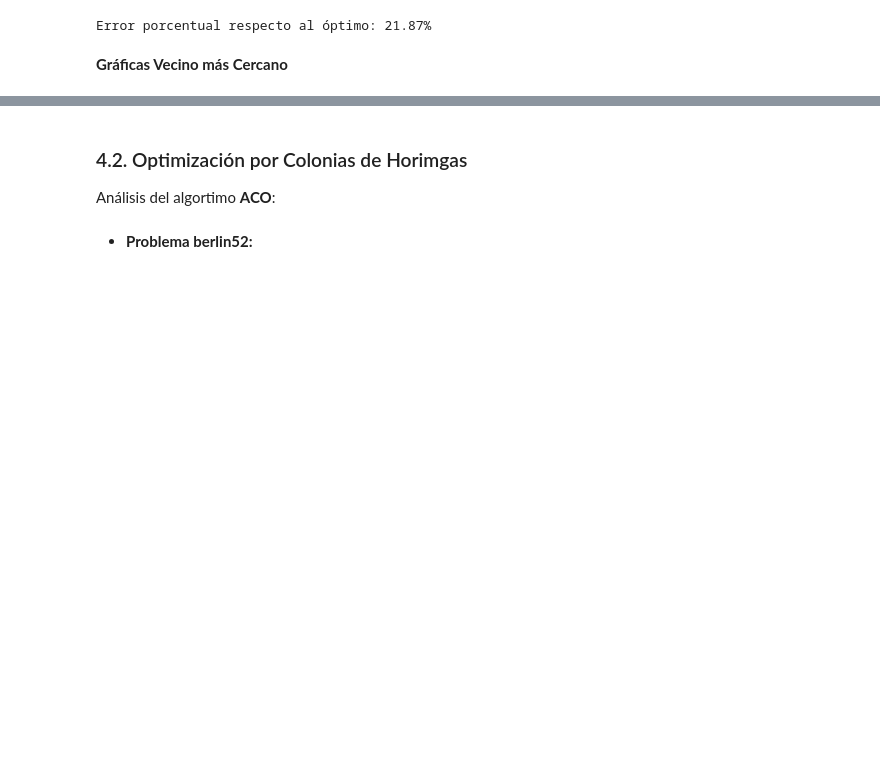
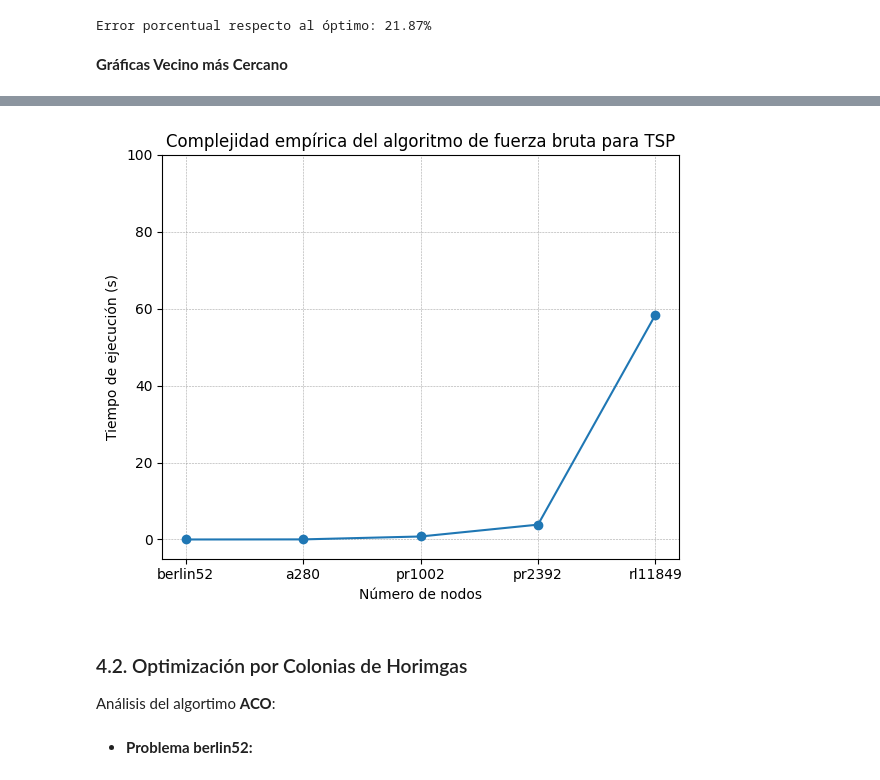
Before and after one commit to PabloMendieta03/TSP_Classical_Solutions, a Jupyter notebook: classical_solution.ipynb, the cells around one changed output, grey strips where cells are left out. Cells and saved outputs as stored; diff of their text form; code cells hidden in the pictures; blank space fills up the shorter version.

```diff
--- a/classical_solution.ipynb
+++ b/classical_solution.ipynb
@@ -449,3 +535,26 @@ Error porcentual respecto al óptimo: 21.87%
+# %%
+fig, ax = plt.subplots(figsize=(6, 5))
+
+times = [tiempoVC_berlin52, tiempoVC_280, tiempoVC_pr, tiempoVC_pr2, tiempoVC_rl]
+ax.plot(tsp_names, times, marker='o')
+ax.set_xlabel('Número de nodos')
+ax.set_ylabel('Tiempo de ejecución (s)')
+ax.set_title('Complejidad empírica del algoritmo de fuerza bruta para TSP')
+
+
+ax.grid(
+    True,
+    color='gray',
+    linestyle='--',
+    linewidth=0.4,
+    alpha=0.7
+)
+
+fig.tight_layout()
+plt.ylim(-5, 100)
+plt.show()
+# %% [output]
+[figure, added]
 # %% [markdown]
 ### 4.2. Optimización por Colonias de Horimgas
 
```
Also changed, not shown: parts of 23 cells of this notebook, 7 other files.
